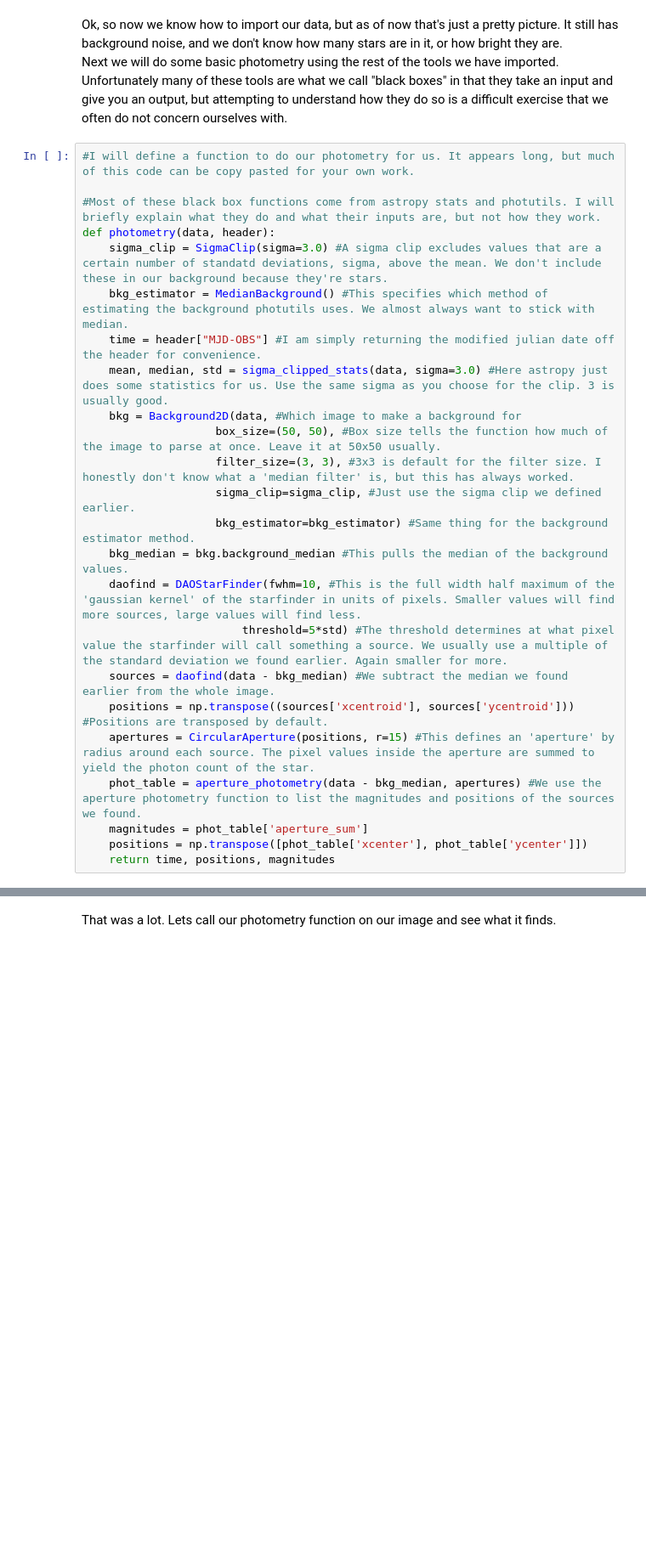
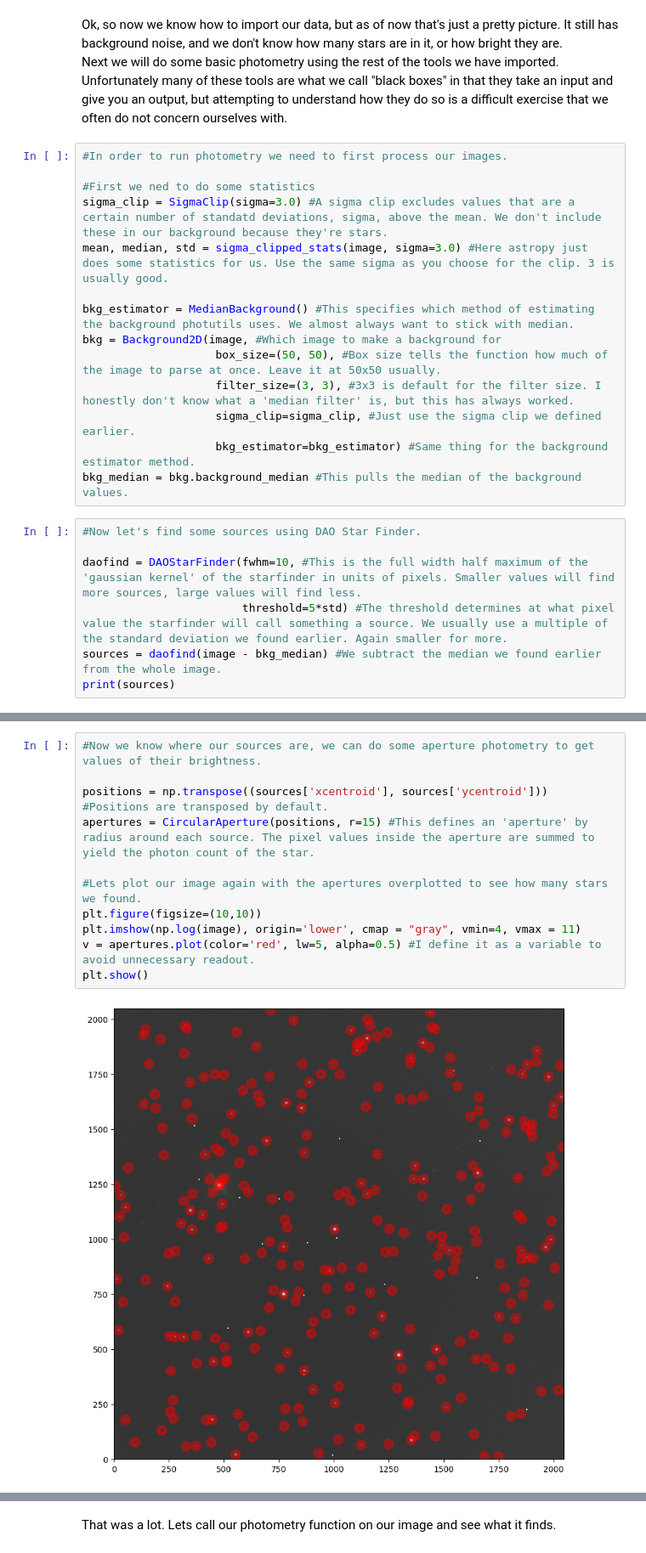
Before and after one commit to Sewhitebook/AstronomyTools, a Jupyter notebook: Coding Tutorial/Astrophysics_Coding_Tutorial.ipynb, the cells around one changed output, grey strips where cells are left out. Shown at 85% size. Saved outputs shown, nothing was run; the diff lists cells and outputs as text; blank space fills up the shorter version.

```diff
--- a/Coding Tutorial/Astrophysics_Coding_Tutorial.ipynb
+++ b/Coding Tutorial/Astrophysics_Coding_Tutorial.ipynb
@@ -63,26 +65,23 @@ The Modified Julian Date is 56370.08241256944
 Ok, so now we know how to import our data, but as of now that's just a pretty picture. It still has background noise, and we don't know how many stars are in it, or how bright they are. <br>
 Next we will do some basic photometry using the rest of the tools we have imported. Unfortunately many of these tools are what we call "black boxes" in that they take an input and give you an output, but attempting to understand how they do so is a difficult exercise that we often do not concern ourselves with.
 # %%
-#I will define a function to do our photometry for us. It appears long, but much of this code can be copy pasted for your own work.
+#In order to run photometry we need to first process our images.
 
-#Most of these black box functions come from astropy stats and photutils. I will briefly explain what they do and what their inputs are, but not how they work.
-def photometry(data, header):
-    sigma_clip = SigmaClip(sigma=3.0) #A sigma clip excludes values that are a certain number of standatd deviations, sigma, above the mean. We don't include these in our background because they're stars.
-    bkg_estimator = MedianBackground() #This specifies which method of estimating the background photutils uses. We almost always want to stick with median.
-    time = header["MJD-OBS"] #I am simply returning the modified julian date off the header for convenience.
-    mean, median, std = sigma_clipped_stats(data, sigma=3.0) #Here astropy just does some statistics for us. Use the same sigma as you choose for the clip. 3 is usually good.
-    bkg = Background2D(data, #Which image to make a background for
+#First we ned to do some statistics
+sigma_clip = SigmaClip(sigma=3.0) #A sigma clip excludes values that are a certain number of standatd deviations, sigma, above the mean. We don't include these in our background because they're stars.
+mean, median, std = sigma_clipped_stats(image, sigma=3.0) #Here astropy just does some statistics for us. Use the same sigma as you choose for the clip. 3 is usually good.
+
+bkg_estimator = MedianBackground() #This specifies which method of estimating the background photutils uses. We almost always want to stick with median.
+bkg = Background2D(image, #Which image to make a background for
                     box_size=(50, 50), #Box size tells the function how much of the image to parse at once. Leave it at 50x50 usually.
                     filter_size=(3, 3), #3x3 is default for the filter size. I honestly don't know what a 'median filter' is, but this has always worked.
                     sigma_clip=sigma_clip, #Just use the sigma clip we defined earlier.
                     bkg_estimator=bkg_estimator) #Same thing for the background estimator method.
-    bkg_median = bkg.background_median #This pulls the median of the background values.
-    daofind = DAOStarFinder(fwhm=10, #This is the full width half maximum of the 'gaussian kernel' of the starfinder in units of pixels. Smaller values will find more sources, large values will find less.
-                        threshold=5*std) #The threshold determines at what pixel value the starfinder will call something a source. We usually use a multiple of the standard deviation we found earlier. Again smaller for more.
-    sources = daofind(data - bkg_median) #We subtract the median we found earlier from the whole image.
-    positions = np.transpose((sources['xcentroid'], sources['ycentroid'])) #Positions are transposed by default.
-    apertures = CircularAperture(positions, r=15) #This defines an 'aperture' by radius around each source. The pixel values inside the aperture are summed to yield the photon count of the star.
-    phot_table = aperture_photometry(data - bkg_median, apertures) #We use the aperture photometry function to list the magnitudes and positions of the sources we found.
-    magnitudes = phot_table['aperture_sum']
-    positions = np.transpose([phot_table['xcenter'], phot_table['ycenter']])
-    return time, positions, magnitudes
+bkg_median = bkg.background_median #This pulls the median of the background values.
+# %%
+#Now let's find some sources using DAO Star Finder.
+
+daofind = DAOStarFinder(fwhm=10, #This is the full width half maximum of the 'gaussian kernel' of the starfinder in units of pixels. Smaller values will find more sources, large values will find less.
+                        threshold=5*std) #The threshold determines at what pixel value the starfinder will call something a source. We usually use a multiple of the standard deviation we found earlier. Again smaller for more.
+sources = daofind(image - bkg_median) #We subtract the median we found earlier from the whole image.
+print(sources)
@@ -88,0 +106,13 @@ def photometry(data, header):
+# %%
+#Now we know where our sources are, we can do some aperture photometry to get values of their brightness.
+
+positions = np.transpose((sources['xcentroid'], sources['ycentroid'])) #Positions are transposed by default.
+apertures = CircularAperture(positions, r=15) #This defines an 'aperture' by radius around each source. The pixel values inside the aperture are summed to yield the photon count of the star.
+
+#Lets plot our image again with the apertures overplotted to see how many stars we found.
+plt.figure(figsize=(10,10))
+plt.imshow(np.log(image), origin='lower', cmap = "gray", vmin=4, vmax = 11)
+v = apertures.plot(color='red', lw=5, alpha=0.5) #I define it as a variable to avoid unnecessary readout.
+plt.show()
+# %% [output]
+[figure, added]
```
Also changed, not shown: parts of 7 cells of this notebook.
